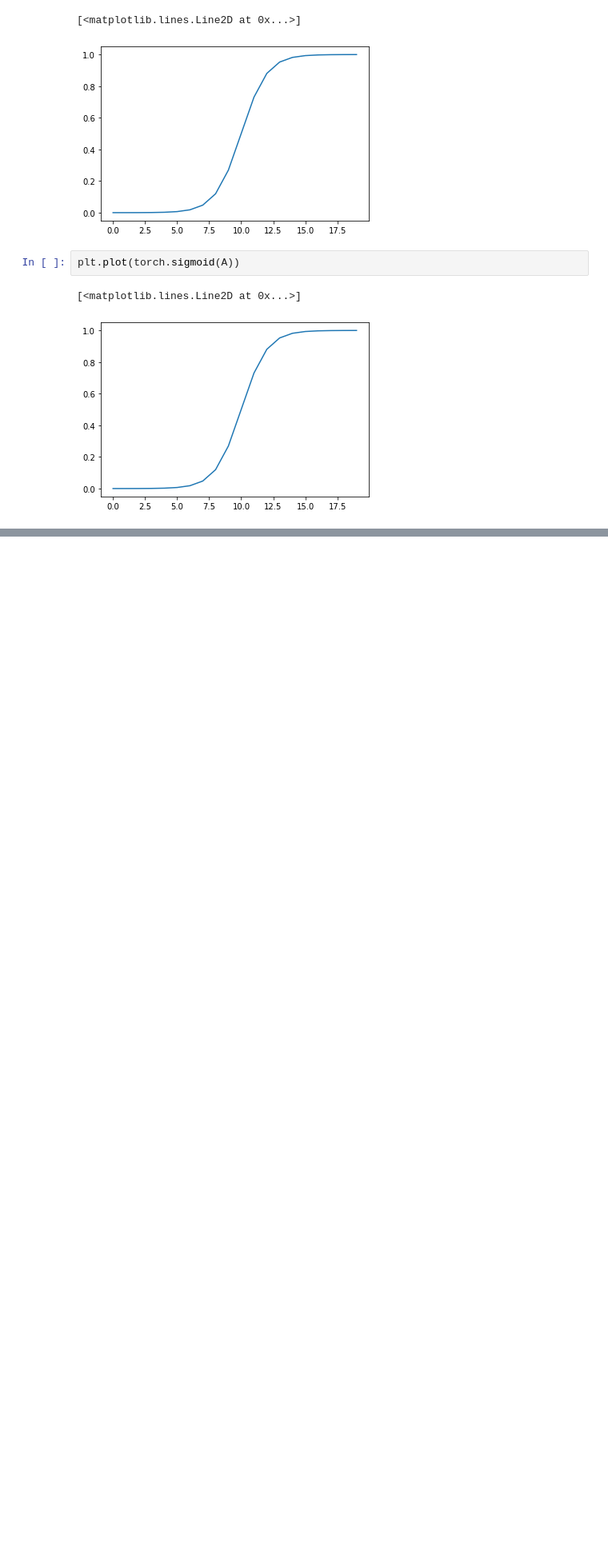
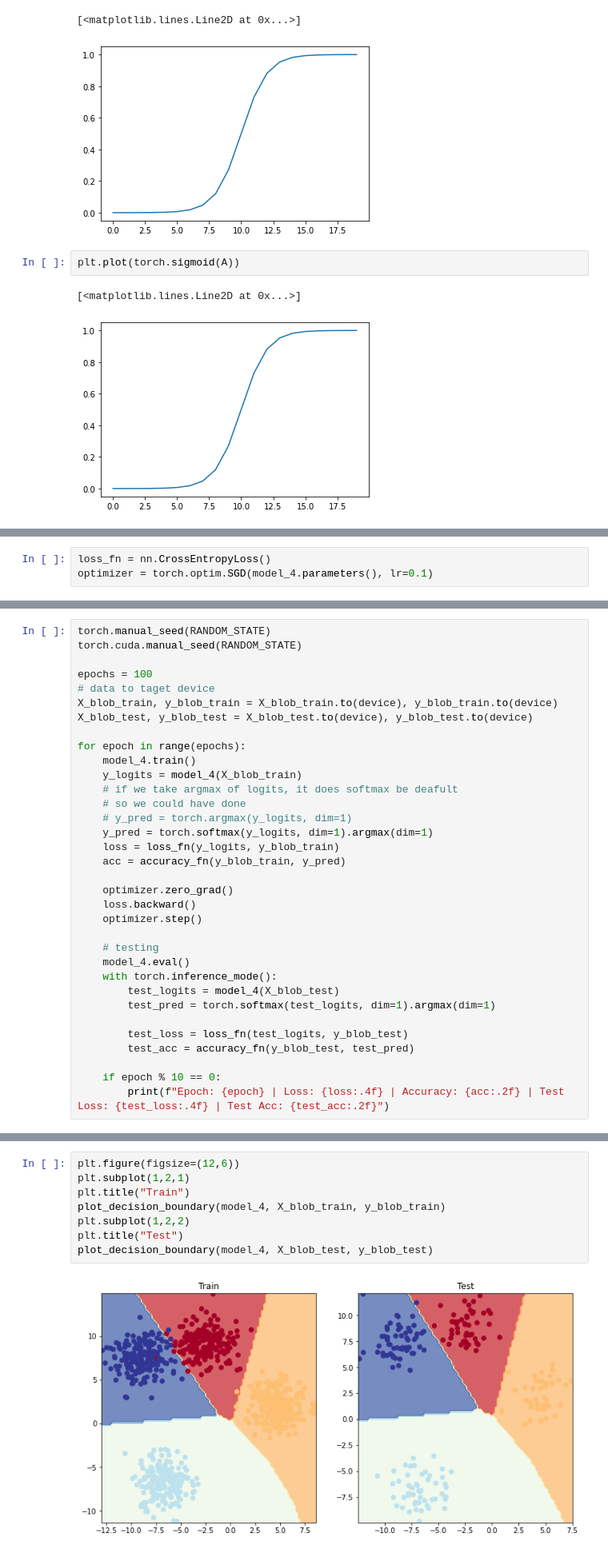
Before and after one commit to mazumdarabhinav/pytorch-content, a Jupyter notebook: 4-pytorch-classification.ipynb, the cells around one changed output, grey strips where cells are left out. Shown: that part at 80% size. Saved outputs shown, nothing was run; the diff lists cells and outputs as text; blank space fills up the shorter version.

```diff
--- a/4-pytorch-classification.ipynb
+++ b/4-pytorch-classification.ipynb
@@ -839,0 +924,3 @@ plt.plot(torch.sigmoid(A))
+# %%
+loss_fn = nn.CrossEntropyLoss()
+optimizer = torch.optim.SGD(model_4.parameters(), lr=0.1)
@@ -839,0 +994,34 @@ plt.plot(torch.sigmoid(A))
+# %%
+torch.manual_seed(RANDOM_STATE)
+torch.cuda.manual_seed(RANDOM_STATE)
+
+epochs = 100
+# data to taget device
+X_blob_train, y_blob_train = X_blob_train.to(device), y_blob_train.to(device)
+X_blob_test, y_blob_test = X_blob_test.to(device), y_blob_test.to(device)
+
+for epoch in range(epochs):
+    model_4.train()
+    y_logits = model_4(X_blob_train)
+    # if we take argmax of logits, it does softmax be deafult
+    # so we could have done
+    # y_pred = torch.argmax(y_logits, dim=1)
+    y_pred = torch.softmax(y_logits, dim=1).argmax(dim=1)
+    loss = loss_fn(y_logits, y_blob_train)
+    acc = accuracy_fn(y_blob_train, y_pred)
+
+    optimizer.zero_grad()
+    loss.backward()
+    optimizer.step()
+
+    # testing
+    model_4.eval()
+    with torch.inference_mode():
+        test_logits = model_4(X_blob_test)
+        test_pred = torch.softmax(test_logits, dim=1).argmax(dim=1)
+
+        test_loss = loss_fn(test_logits, y_blob_test)
+        test_acc = accuracy_fn(y_blob_test, test_pred)
+
+    if epoch % 10 == 0:
+        print(f"Epoch: {epoch} | Loss: {loss:.4f} | Accuracy: {acc:.2f} | Test Loss: {test_loss:.4f} | Test Acc: {test_acc:.2f}")
@@ -839,0 +1080,10 @@ plt.plot(torch.sigmoid(A))
+# %%
+plt.figure(figsize=(12,6))
+plt.subplot(1,2,1)
+plt.title("Train")
+plot_decision_boundary(model_4, X_blob_train, y_blob_train)
+plt.subplot(1,2,2)
+plt.title("Test")
+plot_decision_boundary(model_4, X_blob_test, y_blob_test)
+# %% [output]
+[figure, added]
```
Also changed, not shown: parts of 22 cells of this notebook.
